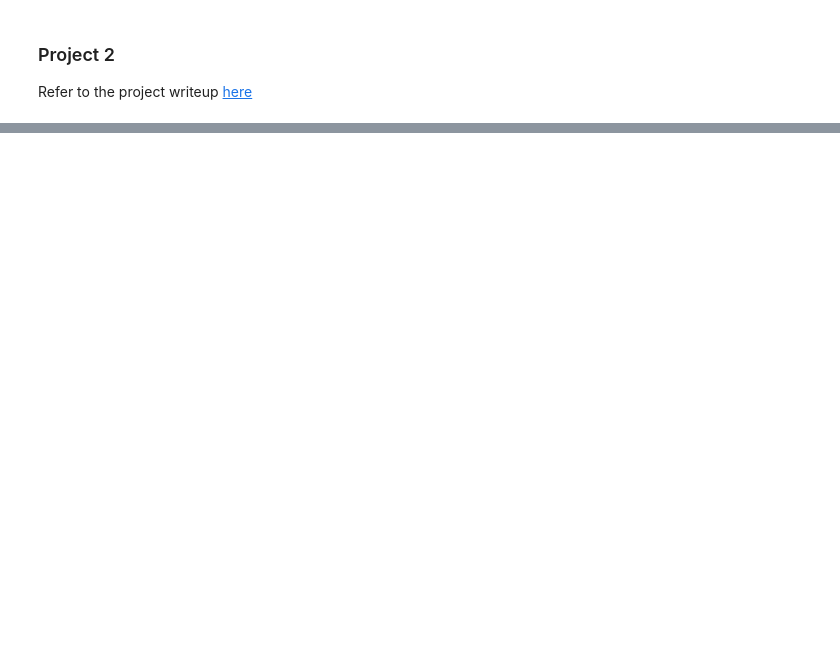
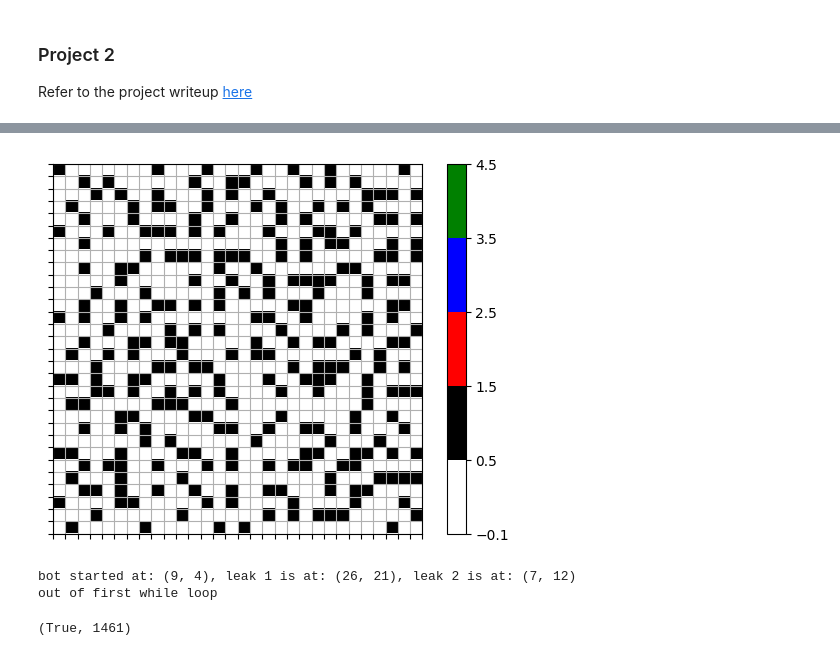
Before and after one commit to chiraggodha/AI-Project-2, a Jupyter notebook: main.ipynb, the cells around one changed output, grey strips where cells are left out. Cells and saved outputs as stored; diff of their text form; code cells hidden in the pictures; blank space fills up the shorter version.

```diff
--- a/main.ipynb
+++ b/main.ipynb
@@ -212,0 +424,14 @@ bot started at: (25, 11), leak 1 is at: (3, 20), leak 2 is at: (7, 13)
+# %%
+space_ship = ship.CreateShip(30)
+space_ship.OpenShip()
+space_ship.populateClosedCells()
+space_ship.ShowShip()
+# %% [output]
+[figure, added]
+# %%
+Bot8(space_ship, 0.05)
+# (3,4) in space_ship.open
+# %% [output]
+bot started at: (9, 4), leak 1 is at: (26, 21), leak 2 is at: (7, 12)
+out of first while loop
+(True, 1461)
```
Also changed, not shown: parts of 15 cells of this notebook, 1 other file.
